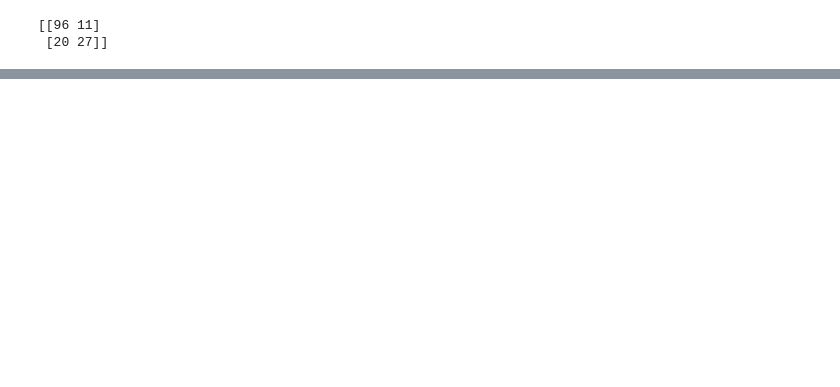
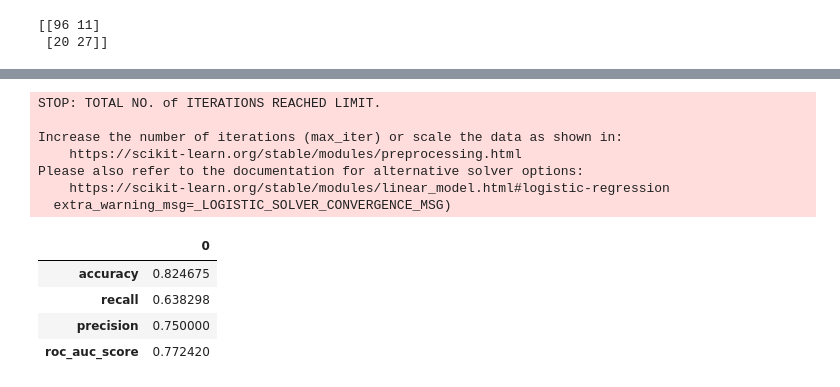
Before and after one commit to Mano181/Diabetes_Prediction, a Jupyter notebook: Diabetes_Prediction_Model.ipynb, the cells around one changed output, grey strips where cells are left out. Saved outputs shown, nothing was run; the diff lists cells and outputs as text; code cells hidden in the pictures; blank space fills up the shorter version.

```diff
--- a/Diabetes_Prediction_Model.ipynb
+++ b/Diabetes_Prediction_Model.ipynb
@@ -249,0 +282,26 @@ print(cm)
+# %%
+from sklearn.datasets import make_classification
+from sklearn.model_selection import train_test_split
+from sklearn.linear_model import LogisticRegression
+from sklearn.metrics import accuracy_score, confusion_matrix, recall_score, roc_auc_score, precision_score
+clf = LogisticRegression(class_weight="balanced")
+clf.fit(x_train, y_train)
+THRESHOLD = 0.65
+preds = np.where(clf.predict_proba(x_test)[:,1] > THRESHOLD, 1, 0)
+
+pd.DataFrame(data=[accuracy_score(y_test, preds), recall_score(y_test, preds),
+                   precision_score(y_test, preds), roc_auc_score(y_test, preds)],
+             index=["accuracy", "recall", "precision", "roc_auc_score"])
+# %% [output]
+STOP: TOTAL NO. of ITERATIONS REACHED LIMIT.
+
+Increase the number of iterations (max_iter) or scale the data as shown in:
+    https://scikit-learn.org/stable/modules/preprocessing.html
+Please also refer to the documentation for alternative solver options:
+    https://scikit-learn.org/stable/modules/linear_model.html#logistic-regression
+  extra_warning_msg=_LOGISTIC_SOLVER_CONVERGENCE_MSG)
+|  | 0 |
+| accuracy | 0.824675 |
+| recall | 0.638298 |
+| precision | 0.750000 |
+| roc_auc_score | 0.772420 |
```
Also changed, not shown: parts of 10 cells of this notebook, 1 other file.
